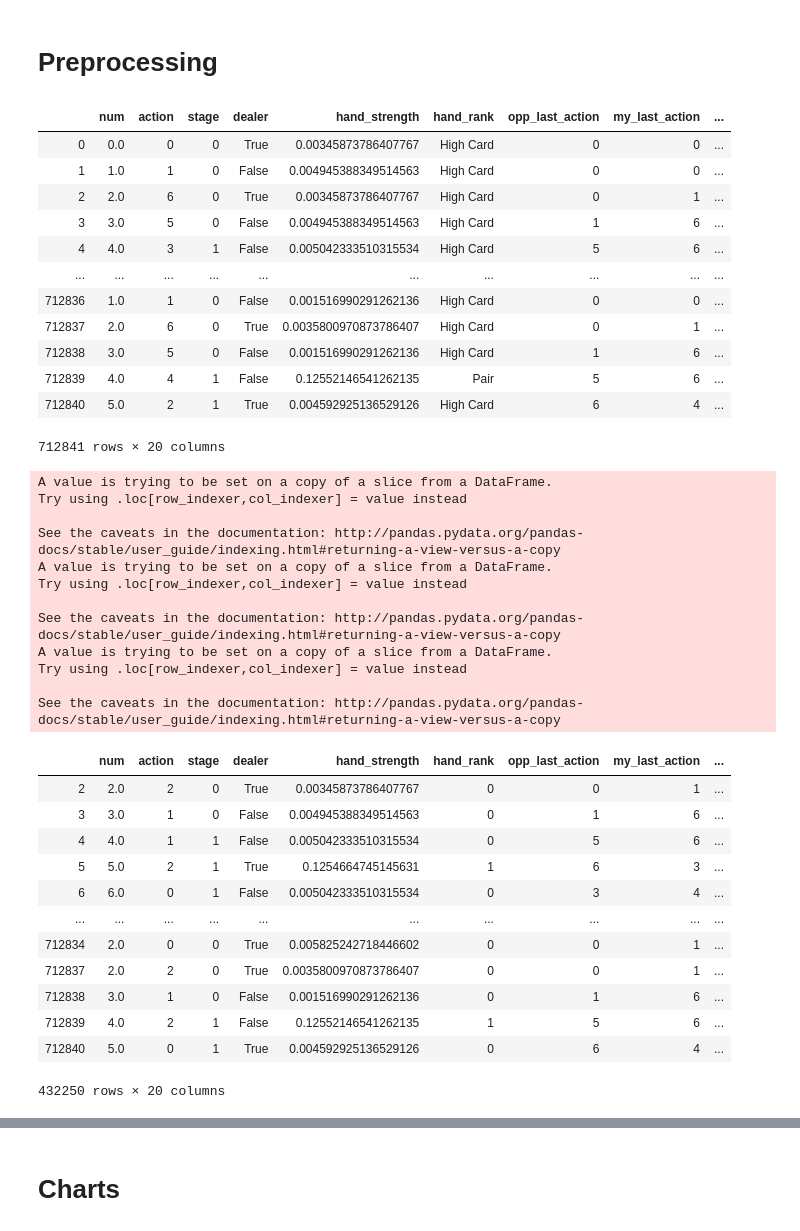
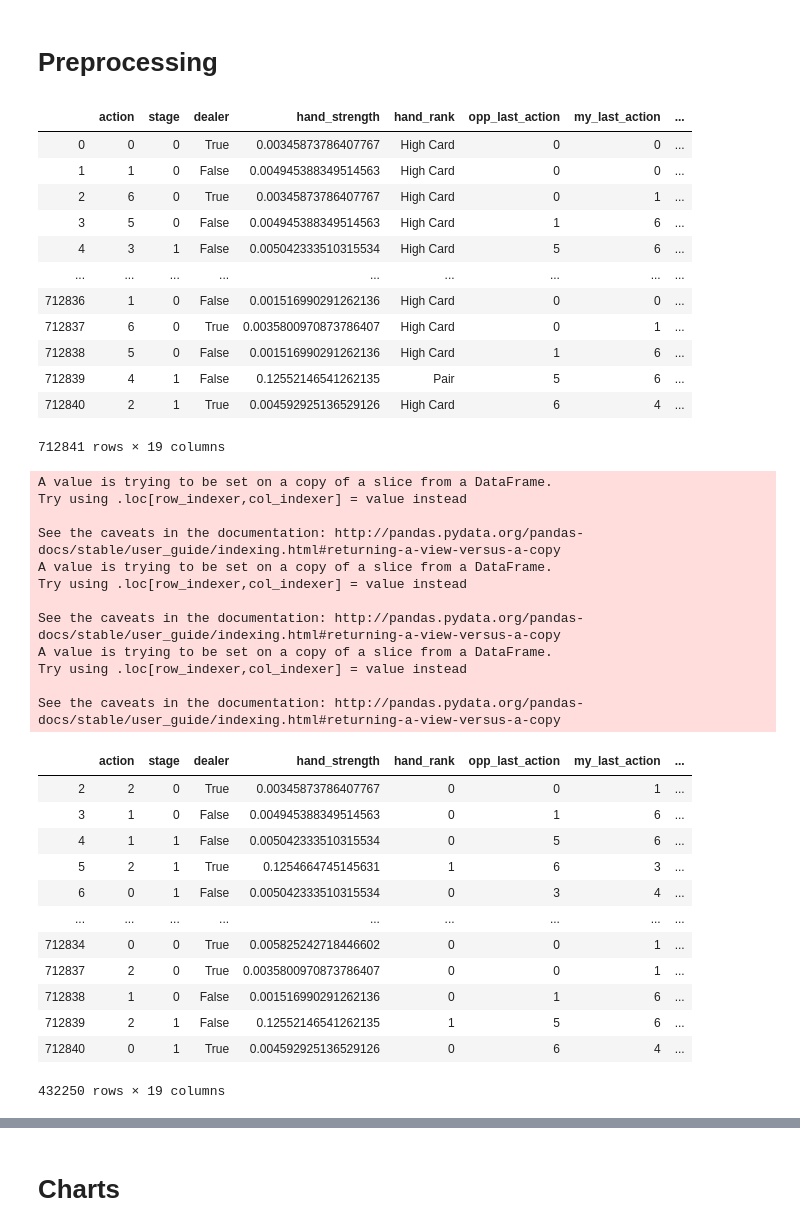
Before and after one commit to zachwdawson/zbot, a Jupyter notebook: zbot/notebooks/DS FINAL Notebook.ipynb, the cells around one changed output, grey strips where cells are left out. Saved outputs shown, nothing was run; the diff lists cells and outputs as text; code cells hidden in the pictures.

```diff
--- a/zbot/notebooks/DS FINAL Notebook.ipynb
+++ b/zbot/notebooks/DS FINAL Notebook.ipynb
@@ -1,47 +1,67 @@
 # %% [markdown]
 # Preprocessing
 # %%
+import glob
+import os
+import sys
 import pandas as pd
 import numpy as np
-import glob
+
+## sklearn
+from sklearn.metrics import classification_report, confusion_matrix, roc_auc_score
+from sklearn.feature_selection import RFECV
+from sklearn.model_selection import GridSearchCV
+from sklearn.model_selection import train_test_split
+from sklearn.ensemble import RandomForestClassifier, ExtraTreesClassifier, GradientBoostingClassifier
+from sklearn.neural_network import MLPClassifier
+from sklearn.svm import LinearSVC
+from sklearn.model_selection import KFold, cross_val_score, train_test_split
+from sklearn.utils import resample
+from sklearn import preprocessing, metrics
+
+## Graphs
+import seaborn as sns
+import matplotlib.pyplot as plt
+import matplotlib.pyplot as plt
+import matplotlib.patches as mpatches
 
 
 columns = ['num','action', 'stage', 'dealer', 'hand_strength', 'hand_rank', 'opp_last_action',
         'my_last_action', 'my_stack_committed_curr_phase', 'opp_stack_committed_curr_phase',
         'my_num_raises_curr_phase', 'opp_num_raises_curr_phase',
         'my_num_raises_total', 'opp_num_raises_total','num_outs',
         'winning_prob','highest_card', 'num_aces', 'num_kings', 'num_queens']
 
 path = '../../data/hand_histories'
 all_files = glob.glob(path + "/overnight_[0-9].csv")
 
 li = []
 
 for filename in all_files:
     df = pd.read_csv(filename, index_col=False, names=columns, low_memory=False)
     df = df.drop(0,axis=0)
     li.append(df)
 
 hands = pd.concat(li, axis=0)
 hands = hands.fillna(0)
 hands = hands[hands.action != 'target']
 hands = hands.reset_index()
-hands = hands.drop(['index'], axis=1)
+hands = hands.drop(['index', 'num'], axis=1)
 hands
 # %% [output]
-|  | num | action | stage | dealer | hand_strength | hand_rank | opp_last_action | my_last_action | ... |
-| 0 | 0.0 | 0 | 0 | True | 0.00345873786407767 | High Card | 0 | 0 | ... |
-| 1 | 1.0 | 1 | 0 | False | 0.004945388349514563 | High Card | 0 | 0 | ... |
-| 2 | 2.0 | 6 | 0 | True | 0.00345873786407767 | High Card | 0 | 1 | ... |
-| 3 | 3.0 | 5 | 0 | False | 0.004945388349514563 | High Card | 1 | 6 | ... |
-| 4 | 4.0 | 3 | 1 | False | 0.005042333510315534 | High Card | 5 | 6 | ... |
-| ... | ... | ... | ... | ... | ... | ... | ... | ... | ... |
-| 712836 | 1.0 | 1 | 0 | False | 0.001516990291262136 | High Card | 0 | 0 | ... |
-| 712837 | 2.0 | 6 | 0 | True | 0.0035800970873786407 | High Card | 0 | 1 | ... |
-| 712838 | 3.0 | 5 | 0 | False | 0.001516990291262136 | High Card | 1 | 6 | ... |
-| 712839 | 4.0 | 4 | 1 | False | 0.12552146541262135 | Pair | 5 | 6 | ... |
-| 712840 | 5.0 | 2 | 1 | True | 0.004592925136529126 | High Card | 6 | 4 | ... |
+|  | action | stage | dealer | hand_strength | hand_rank | opp_last_action | my_last_action | ... |
+| 0 | 0 | 0 | True | 0.00345873786407767 | High Card | 0 | 0 | ... |
+| 1 | 1 | 0 | False | 0.004945388349514563 | High Card | 0 | 0 | ... |
+| 2 | 6 | 0 | True | 0.00345873786407767 | High Card | 0 | 1 | ... |
+| 3 | 5 | 0 | False | 0.004945388349514563 | High Card | 1 | 6 | ... |
+| 4 | 3 | 1 | False | 0.005042333510315534 | High Card | 5 | 6 | ... |
+| ... | ... | ... | ... | ... | ... | ... | ... | ... |
+| 712836 | 1 | 0 | False | 0.001516990291262136 | High Card | 0 | 0 | ... |
+| 712837 | 6 | 0 | True | 0.0035800970873786407 | High Card | 0 | 1 | ... |
+| 712838 | 5 | 0 | False | 0.001516990291262136 | High Card | 1 | 6 | ... |
+| 712839 | 4 | 1 | False | 0.12552146541262135 | Pair | 5 | 6 | ... |
+| 712840 | 2 | 1 | True | 0.004592925136529126 | High Card | 6 | 4 | ... |
-712841 rows × 20 columns
+712841 rows × 19 columns
 # %%
 hands['action'] = hands['action'].astype(int)
 hands['dealer'] = hands['dealer'] * 1
@@ -88,19 +108,19 @@ A value is trying to be set on a copy of a slice from a DataFrame.
 Try using .loc[row_indexer,col_indexer] = value instead
 
 See the caveats in the documentation: http://pandas.pydata.org/pandas-docs/stable/user_guide/indexing.html#returning-a-view-versus-a-copy
-|  | num | action | stage | dealer | hand_strength | hand_rank | opp_last_action | my_last_action | ... |
-| 2 | 2.0 | 2 | 0 | True | 0.00345873786407767 | 0 | 0 | 1 | ... |
-| 3 | 3.0 | 1 | 0 | False | 0.004945388349514563 | 0 | 1 | 6 | ... |
-| 4 | 4.0 | 1 | 1 | False | 0.005042333510315534 | 0 | 5 | 6 | ... |
-| 5 | 5.0 | 2 | 1 | True | 0.1254664745145631 | 1 | 6 | 3 | ... |
-| 6 | 6.0 | 0 | 1 | False | 0.005042333510315534 | 0 | 3 | 4 | ... |
-| ... | ... | ... | ... | ... | ... | ... | ... | ... | ... |
-| 712834 | 2.0 | 0 | 0 | True | 0.005825242718446602 | 0 | 0 | 1 | ... |
-| 712837 | 2.0 | 2 | 0 | True | 0.0035800970873786407 | 0 | 0 | 1 | ... |
-| 712838 | 3.0 | 1 | 0 | False | 0.001516990291262136 | 0 | 1 | 6 | ... |
-| 712839 | 4.0 | 2 | 1 | False | 0.12552146541262135 | 1 | 5 | 6 | ... |
-| 712840 | 5.0 | 0 | 1 | True | 0.004592925136529126 | 0 | 6 | 4 | ... |
+|  | action | stage | dealer | hand_strength | hand_rank | opp_last_action | my_last_action | ... |
+| 2 | 2 | 0 | True | 0.00345873786407767 | 0 | 0 | 1 | ... |
+| 3 | 1 | 0 | False | 0.004945388349514563 | 0 | 1 | 6 | ... |
+| 4 | 1 | 1 | False | 0.005042333510315534 | 0 | 5 | 6 | ... |
+| 5 | 2 | 1 | True | 0.1254664745145631 | 1 | 6 | 3 | ... |
+| 6 | 0 | 1 | False | 0.005042333510315534 | 0 | 3 | 4 | ... |
+| ... | ... | ... | ... | ... | ... | ... | ... | ... |
+| 712834 | 0 | 0 | True | 0.005825242718446602 | 0 | 0 | 1 | ... |
+| 712837 | 2 | 0 | True | 0.0035800970873786407 | 0 | 0 | 1 | ... |
+| 712838 | 1 | 0 | False | 0.001516990291262136 | 0 | 1 | 6 | ... |
+| 712839 | 2 | 1 | False | 0.12552146541262135 | 1 | 5 | 6 | ... |
+| 712840 | 0 | 1 | True | 0.004592925136529126 | 0 | 6 | 4 | ... |
-432250 rows × 20 columns
+432250 rows × 19 columns
 # %%
 hands = hands.astype({'action': 'int32','stage': 'int32','dealer': 'bool','hand_strength': 'float','hand_rank': 'object',
              'opp_last_action': 'int32','my_last_action': 'int32','my_stack_committed_curr_phase': 'float','opp_stack_committed_curr_phase': 'float',
```
Also changed, not shown: parts of 48 cells of this notebook, 1 other file.
